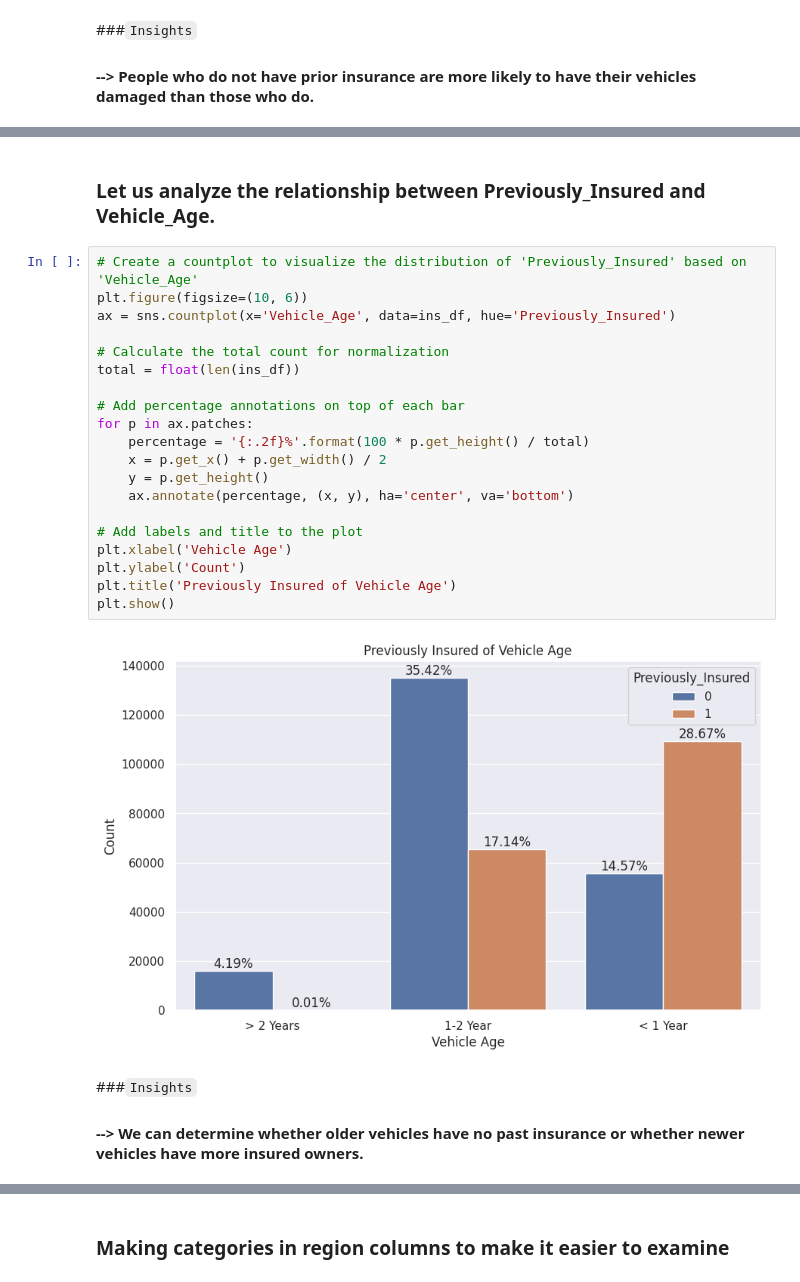
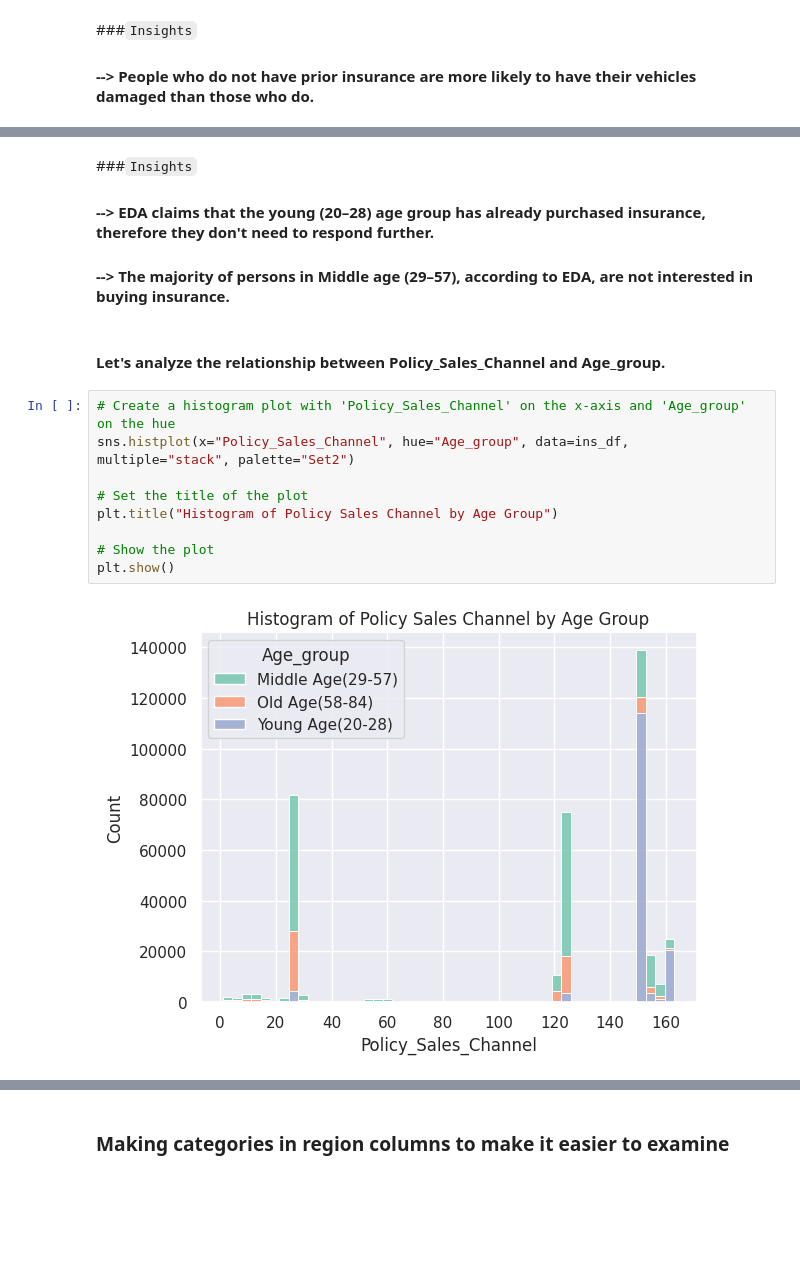
Before and after one commit to gautampatil01/Health-Insurance-Cross-Sell-Prediction, a Jupyter notebook: TRAIN_HEALTH_INSURANCE_CROSS_SELL_PREDICTION.ipynb, the cells around one changed output, grey strips where cells are left out. Saved outputs shown, nothing was run; the diff lists cells and outputs as text; blank space fills up the shorter version.

```diff
--- a/TRAIN_HEALTH_INSURANCE_CROSS_SELL_PREDICTION.ipynb
+++ b/TRAIN_HEALTH_INSURANCE_CROSS_SELL_PREDICTION.ipynb
@@ -325,27 +412,18 @@ sns.countplot(x = 'Previously_Insured', data = ins_df, hue = 'Vehicle_Damage')
+# %% [markdown]
+###`Insights`
+#### --> EDA claims that the young (20–28) age group has already purchased insurance, therefore they don't need to respond further.
+
+#### --> The majority of persons in Middle age (29–57), according to EDA, are not interested in buying insurance.
 # %% [markdown]
-### Let us analyze the relationship between Previously_Insured and Vehicle_Age.
+#### Let's analyze the relationship between Policy_Sales_Channel and Age_group.
-# %%
-# Create a countplot to visualize the distribution of 'Previously_Insured' based on 'Vehicle_Age'
-plt.figure(figsize=(10, 6))
-ax = sns.countplot(x='Vehicle_Age', data=ins_df, hue='Previously_Insured')
-
-# Calculate the total count for normalization
-total = float(len(ins_df))
-
-# Add percentage annotations on top of each bar
-for p in ax.patches:
-    percentage = '{:.2f}%'.format(100 * p.get_height() / total)
-    x = p.get_x() + p.get_width() / 2
-    y = p.get_height()
-    ax.annotate(percentage, (x, y), ha='center', va='bottom')
-
-# Add labels and title to the plot
-plt.xlabel('Vehicle Age')
-plt.ylabel('Count')
-plt.title('Previously Insured of Vehicle Age')
-plt.show()
-# %% [output]
-[figure, removed]
-# %% [markdown]
-###`Insights`
-#### --> We can determine whether older vehicles have no past insurance or whether newer vehicles have more insured owners.
+# %%
+# Create a histogram plot with 'Policy_Sales_Channel' on the x-axis and 'Age_group' on the hue
+sns.histplot(x="Policy_Sales_Channel", hue="Age_group", data=ins_df, multiple="stack", palette="Set2")
+
+# Set the title of the plot
+plt.title("Histogram of Policy Sales Channel by Age Group")
+
+# Show the plot
+plt.show()
+# %% [output]
+[figure, added]
```
Also changed, not shown: parts of 43 cells of this notebook.
